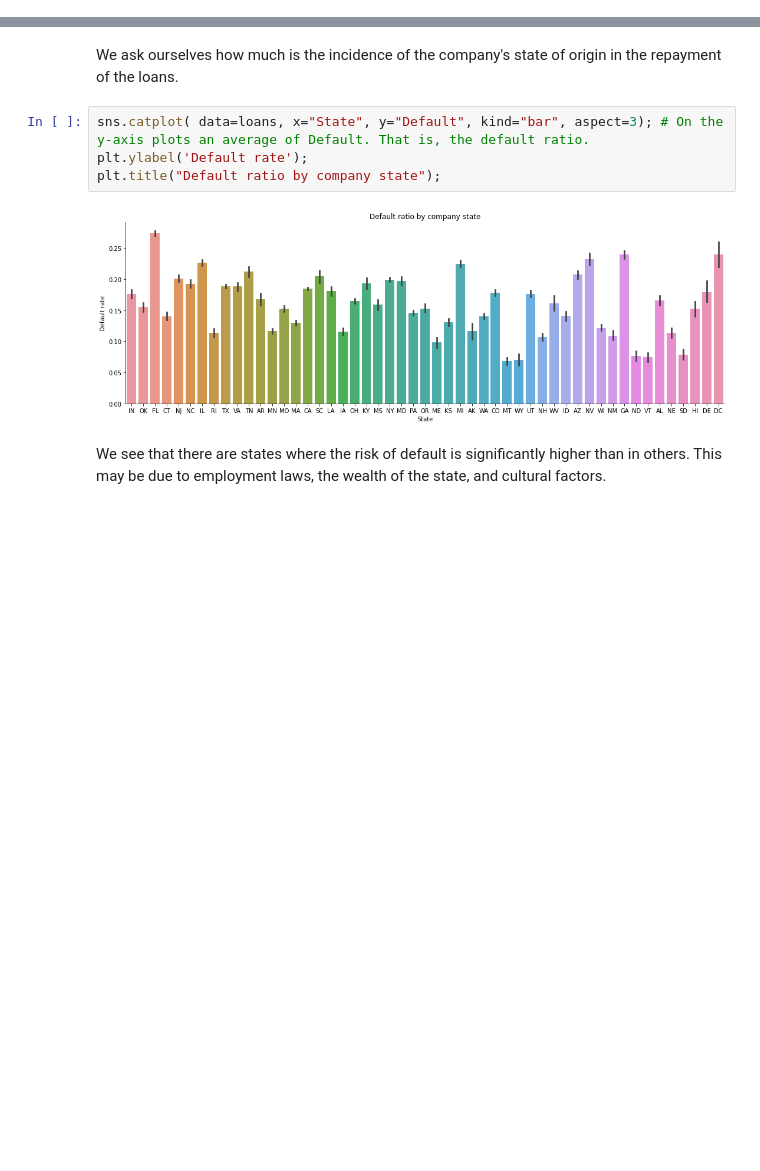
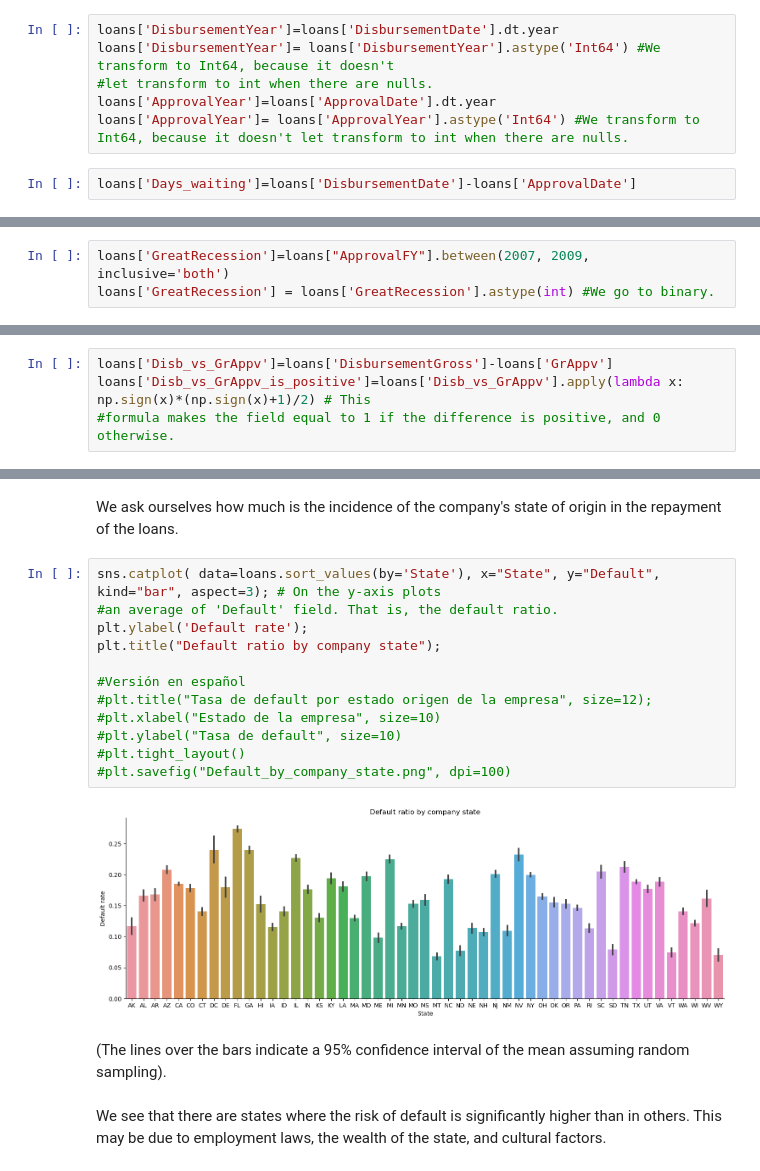
Before and after one commit to HGalletti/Pr-stamos-bancarios, a Jupyter notebook: loans.ipynb, the cells around one changed output, grey strips where cells are left out. Cells and saved outputs as stored; diff of their text form; blank space fills up the shorter version.

```diff
--- a/loans.ipynb
+++ b/loans.ipynb
@@ -897,0 +962,8 @@ loans['DisbursementDate'].replace('2020-04-14', np.nan, inplace=True)
+# %%
+loans['DisbursementYear']=loans['DisbursementDate'].dt.year
+loans['DisbursementYear']= loans['DisbursementYear'].astype('Int64') #We transform to Int64, because it doesn't
+#let transform to int when there are nulls.
+loans['ApprovalYear']=loans['ApprovalDate'].dt.year
+loans['ApprovalYear']= loans['ApprovalYear'].astype('Int64') #We transform to Int64, because it doesn't let transform to int when there are nulls.
+# %%
+loans['Days_waiting']=loans['DisbursementDate']-loans['ApprovalDate']
@@ -897,0 +976,3 @@ loans['DisbursementDate'].replace('2020-04-14', np.nan, inplace=True)
+# %%
+loans['GreatRecession']=loans["ApprovalFY"].between(2007, 2009, inclusive='both')
+loans['GreatRecession'] = loans['GreatRecession'].astype(int) #We go to binary.
@@ -897,0 +989,4 @@ loans['DisbursementDate'].replace('2020-04-14', np.nan, inplace=True)
+# %%
+loans['Disb_vs_GrAppv']=loans['DisbursementGross']-loans['GrAppv']
+loans['Disb_vs_GrAppv_is_positive']=loans['Disb_vs_GrAppv'].apply(lambda x: np.sign(x)*(np.sign(x)+1)/2) # This
+#formula makes the field equal to 1 if the difference is positive, and 0 otherwise.
@@ -1025,11 +1204,21 @@ We see that there is effectively no correlation, so this idea is not going to wo
 # %% [markdown]
 We ask ourselves how much is the incidence of the company's state of origin in the repayment of the loans.
 # %%
-sns.catplot( data=loans, x="State", y="Default", kind="bar", aspect=3); # On the y-axis plots an average of Default. That is, the default ratio.
+sns.catplot( data=loans.sort_values(by='State'), x="State", y="Default", kind="bar", aspect=3); # On the y-axis plots
+#an average of 'Default' field. That is, the default ratio.
 plt.ylabel('Default rate');
 plt.title("Default ratio by company state");
+
+#Versión en español
+#plt.title("Tasa de default por estado origen de la empresa", size=12);
+#plt.xlabel("Estado de la empresa", size=10)
+#plt.ylabel("Tasa de default", size=10)
+#plt.tight_layout()
+#plt.savefig("Default_by_company_state.png", dpi=100)
 # %% [output]
-[figure, old version]
+[figure, new version]
+# %% [markdown]
+(The lines over the bars indicate a 95% confidence interval of the mean assuming random sampling).
 # %% [markdown]
 We see that there are states where the risk of default is significantly higher than in others. This may be due to employment laws, the wealth of the state, and cultural factors.
 # %% [markdown]
```
Also changed, not shown: parts of 207 cells of this notebook.
